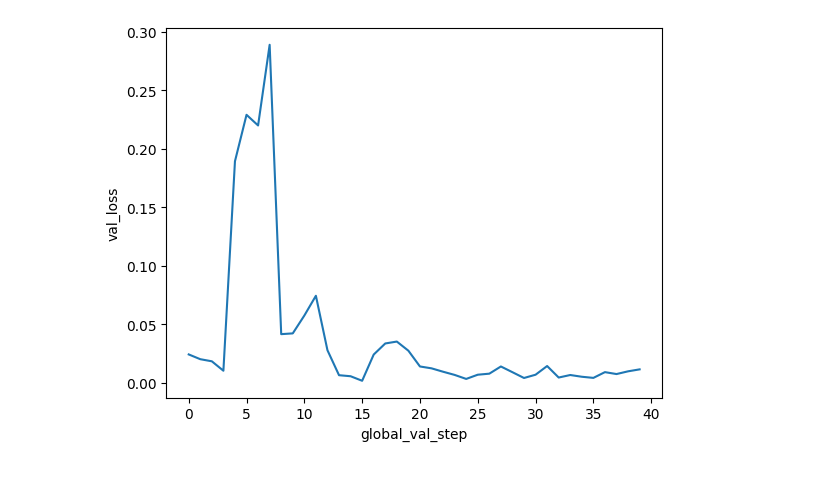
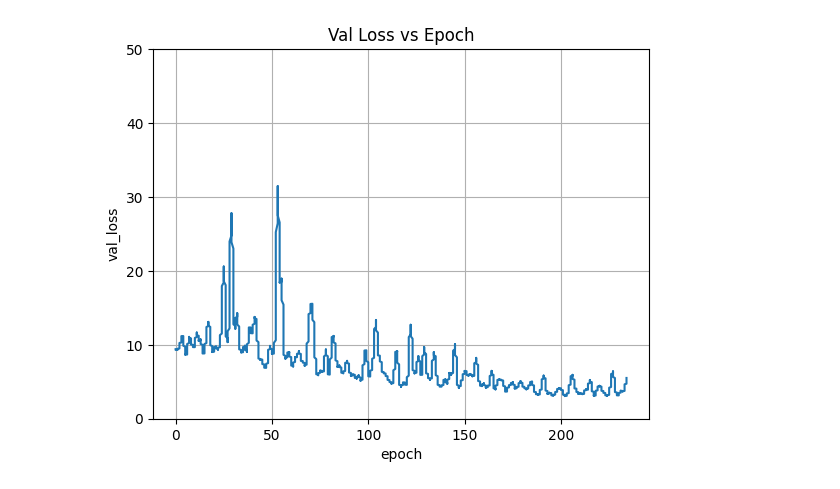
Before and after one commit to UNITES-Lab/sparse-cafm, a Jupyter notebook: _figures.ipynb, the cells around one changed output. Cells and saved outputs as stored; diff of their text form; code cells hidden in the pictures.

```diff
--- a/_figures.ipynb
+++ b/_figures.ipynb
@@ -2,7 +2,7 @@
 import pandas as pd
 from matplotlib import pyplot as plt
 
-fp = "/playpen/mufan/levi/tianlong-chen-lab/material-super-resolution/__exps__/2024-11-26_16-02-47_f1_direct_regression/results.csv"
+fp = "/playpen/mufan/levi/tianlong-chen-lab/material-super-resolution/__exps__/p(z | X)/ablation-loss-fn/2024-11-28_09-11-33_f1_direct_regression/results.csv"
 df = pd.read_csv(fp)
 df.head()
 # %% [output]
@@ -23,0 +15,17 @@ plt.show()
+# %%
+from scipy.ndimage import gaussian_filter1d
+
+SIGMA = 10
+
+_df = df[df["global_train_step"].notna()]
+train_steps = _df["epoch"]
+train_losses = _df["train_loss"]
+train_losses_smoothed = gaussian_filter1d(train_losses, sigma=SIGMA)
+
+# plt.plot(train_steps, train_losses)
+plt.plot(train_steps, train_losses_smoothed)
+plt.xlabel("epoch")
+plt.ylabel("train_loss")
+plt.title("Train Loss vs Epochs")
+plt.grid()
+plt.show()
@@ -24,9 +34,17 @@ plt.show()
 # %%
 # plot val_loss vs. global_val_step
 _df = df[df["global_val_step"].notna()]
-plt.plot(_df["global_val_step"], _df["val_loss"])
-plt.xlabel("global_val_step")
+val_steps = _df["epoch"]
+val_losses = _df["val_loss"]
+val_losses_smoothed = gaussian_filter1d(val_losses, sigma=SIGMA)
+
+# plt.plot(val_steps, val_losses)
+plt.plot(val_steps, val_losses_smoothed)
+plt.xlabel("epoch")
 plt.ylabel("val_loss")
+plt.ylim(0, 50)
+plt.title("Val Loss vs Epoch")
+plt.grid()
 plt.show()
 # %% [output]
-[figure, old version]
+[figure, new version]
```
Also changed, not shown: parts of 4 cells of this notebook, 25 other files.
